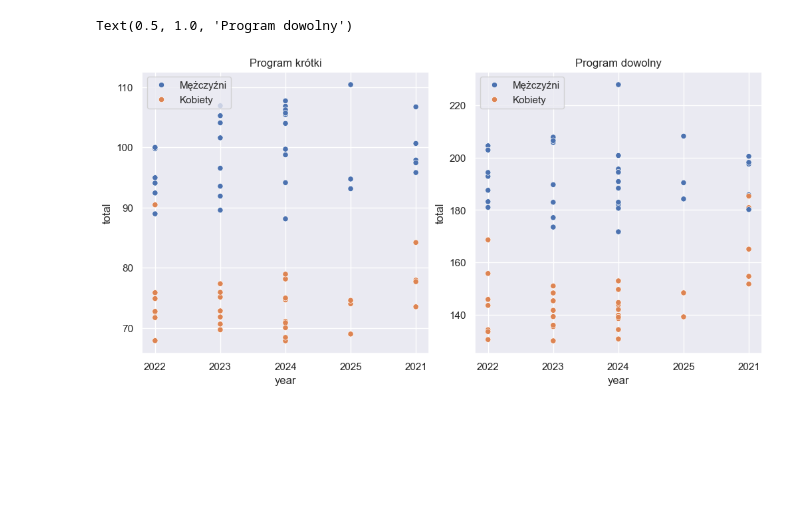
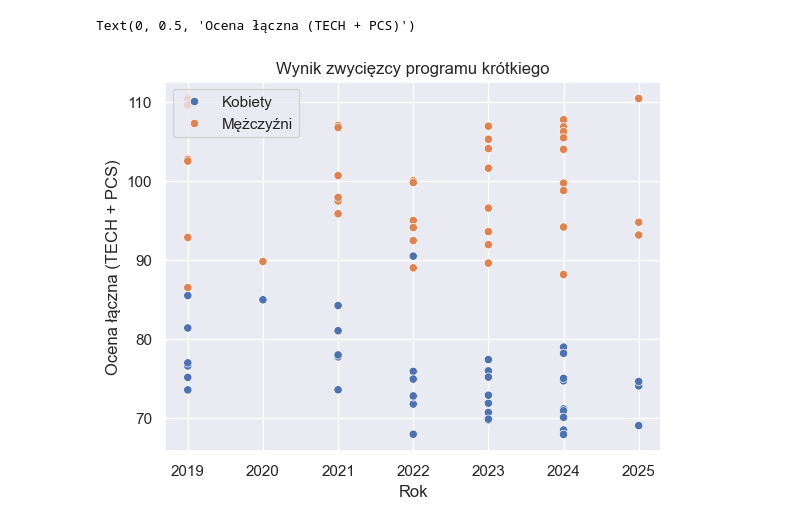
Before and after one commit to ann-e888/Skating_EDA, a Jupyter notebook: notebooks/eda.ipynb, the cells around one changed output. Cells and saved outputs as stored; diff of their text form; code cells hidden in the pictures; blank space fills up the shorter version.

```diff
--- a/notebooks/eda.ipynb
+++ b/notebooks/eda.ipynb
@@ -175,21 +176,17 @@ winners_df
-# %%
-fig, ax = plt.subplots(1, 2, figsize=(10,5), constrained_layout=True)
-
-sns.scatterplot(data=winners_df[winners_df['segment'].str.contains('short')], x='year', y='total', hue='gender', ax=ax[0])
-sns.scatterplot(data=winners_df[winners_df['segment'].str.contains('free')], x='year', y='total', hue='gender', ax=ax[1])
-
-custom_labels = {'men': 'Mężczyźni', 'women': 'Kobiety'}
-
-handles0, labels0 = ax[0].get_legend_handles_labels()
-labels0 = [custom_labels.get(label, label) for label in labels0]
-ax[0].legend(handles=handles0, labels=labels0, title=None, loc='upper left')
-
-handles1, labels1 = ax[1].get_legend_handles_labels()
-labels1 = [custom_labels.get(label, label) for label in labels1]
-ax[1].legend(handles=handles1, labels=labels1, title=None, loc='upper left')
-
-ax[0].set_title("Program krótki")
-ax[1].set_title("Program dowolny")
-# %% [output]
-Text(0.5, 1.0, 'Program dowolny')
-[figure, removed]
+# %%
+fig, ax = plt.subplots()
+
+sns.scatterplot(data=winners_df[winners_df['segment'].str.contains('short')], x='year', y='total', hue='gender', ax=ax)
+
+custom_labels = {'men': 'Mężczyźni', 'women': 'Kobiety'}
+
+handles, labels = ax.get_legend_handles_labels()
+labels = [custom_labels.get(label, label) for label in labels]
+ax.legend(handles=handles, labels=labels, title=None, loc='upper left')
+
+plt.title('Wynik zwycięzcy programu krótkiego')
+plt.xlabel('Rok')
+plt.ylabel('Ocena łączna (TECH + PCS)')
+# %% [output]
+Text(0, 0.5, 'Ocena łączna (TECH + PCS)')
+[figure, added]
```
Also changed, not shown: parts of 15 cells of this notebook, 5 other files.
